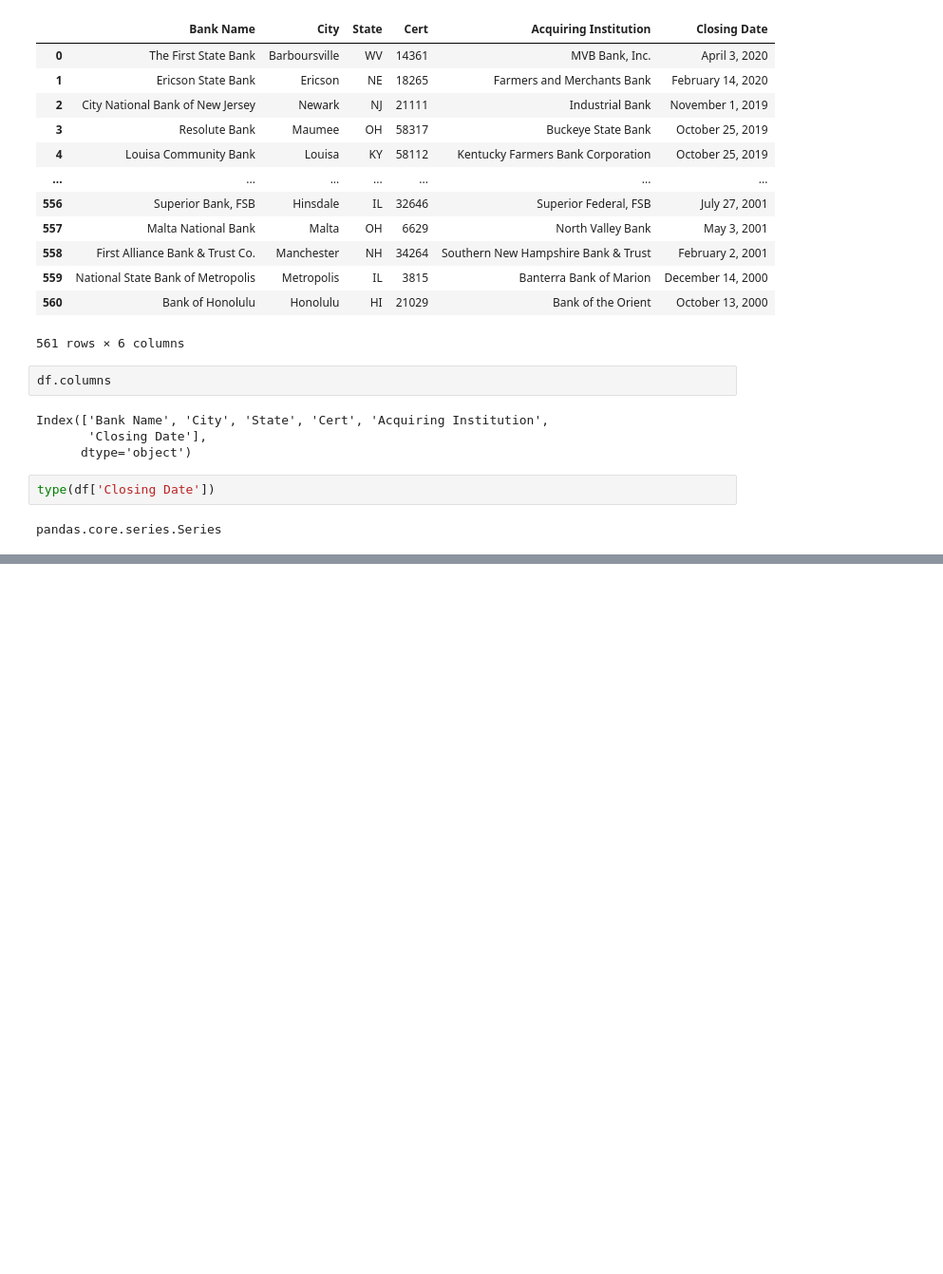
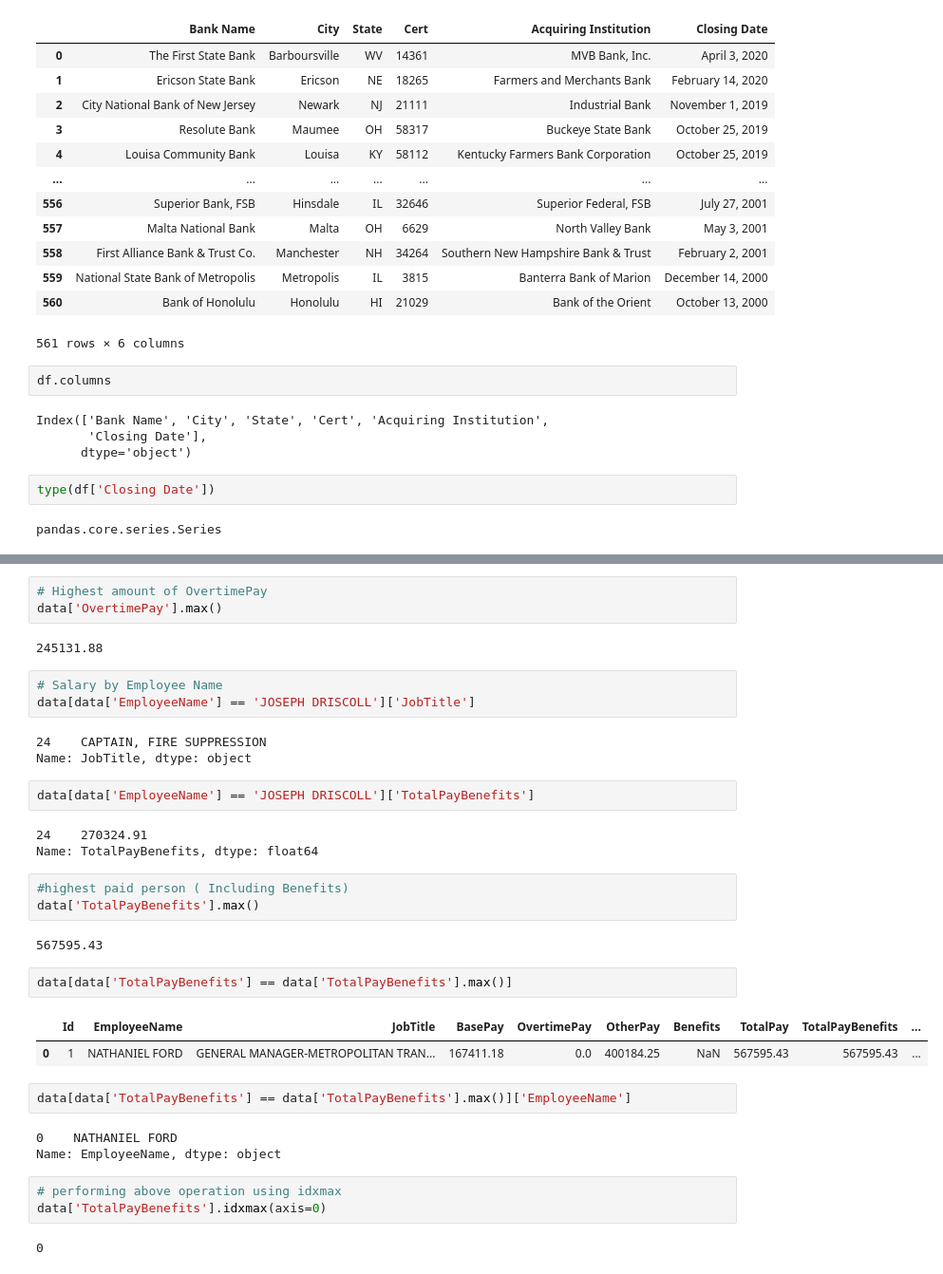
Before and after one commit to Vikas-KM/machine-learning, a Jupyter notebook: Practice/Pandas.ipynb, the cells around one changed output, grey strips where cells are left out. Shown at 95% size. Saved outputs shown, nothing was run; the diff lists cells and outputs as text; blank space fills up the shorter version.

```diff
--- a/Practice/Pandas.ipynb
+++ b/Practice/Pandas.ipynb
@@ -1898,0 +2039,36 @@ pandas.core.series.Series
+# %%
+# Highest amount of OvertimePay
+data['OvertimePay'].max()
+# %% [output]
+245131.88
+# %%
+# Salary by Employee Name
+data[data['EmployeeName'] == 'JOSEPH DRISCOLL']['JobTitle']
+# %% [output]
+24    CAPTAIN, FIRE SUPPRESSION
+Name: JobTitle, dtype: object
+# %%
+data[data['EmployeeName'] == 'JOSEPH DRISCOLL']['TotalPayBenefits']
+# %% [output]
+24    270324.91
+Name: TotalPayBenefits, dtype: float64
+# %%
+#highest paid person ( Including Benefits)
+data['TotalPayBenefits'].max()
+# %% [output]
+567595.43
+# %%
+data[data['TotalPayBenefits'] == data['TotalPayBenefits'].max()]
+# %% [output]
+|  | Id | EmployeeName | JobTitle | BasePay | OvertimePay | OtherPay | Benefits | TotalPay | TotalPayBenefits | ... |
+| 0 | 1 | NATHANIEL FORD | GENERAL MANAGER-METROPOLITAN TRAN... | 167411.18 | 0.0 | 400184.25 | NaN | 567595.43 | 567595.43 | ... |
+# %%
+data[data['TotalPayBenefits'] == data['TotalPayBenefits'].max()]['EmployeeName']
+# %% [output]
+0    NATHANIEL FORD
+Name: EmployeeName, dtype: object
+# %%
+# performing above operation using idxmax
+data['TotalPayBenefits'].idxmax(axis=0)
+# %% [output]
+0
```
Also changed, not shown: parts of 27 cells of this notebook, 1 other file.
